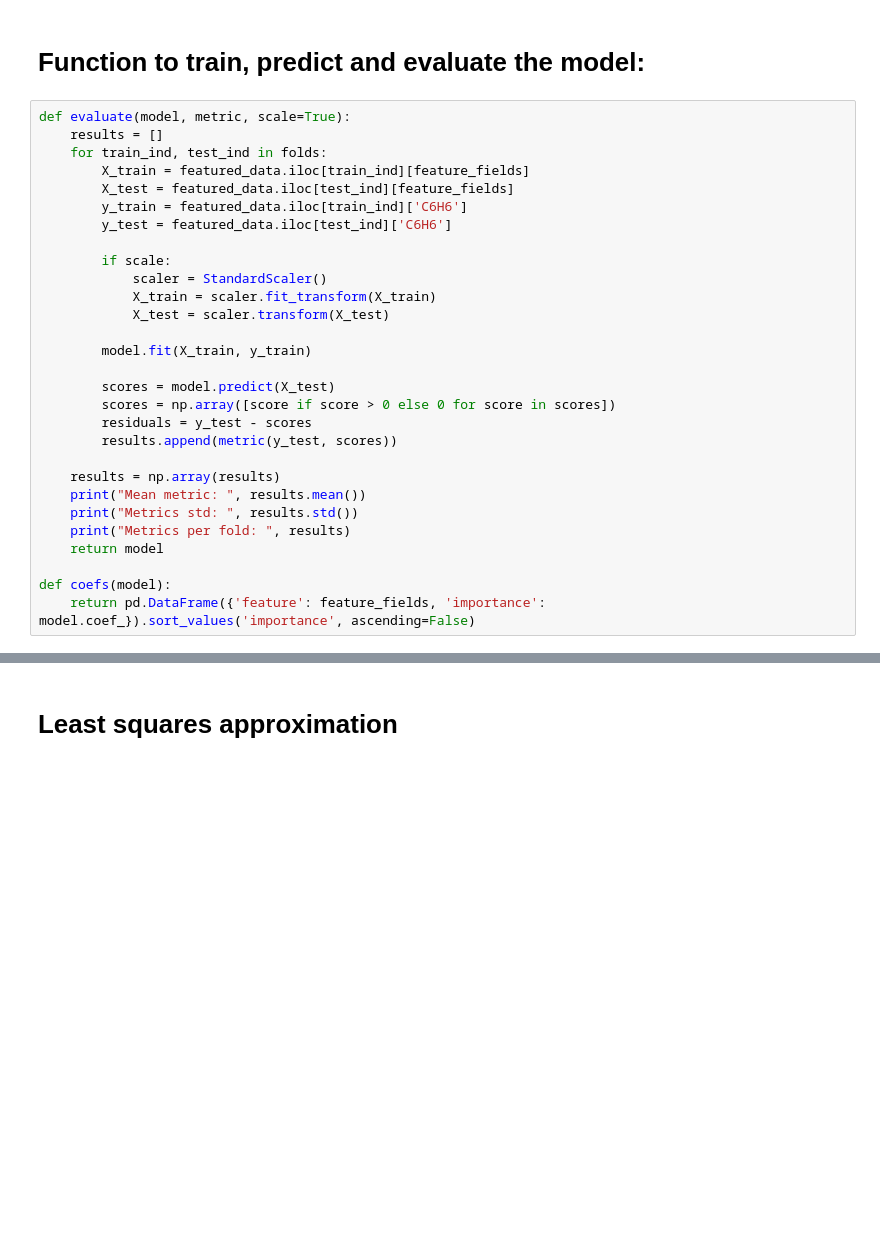
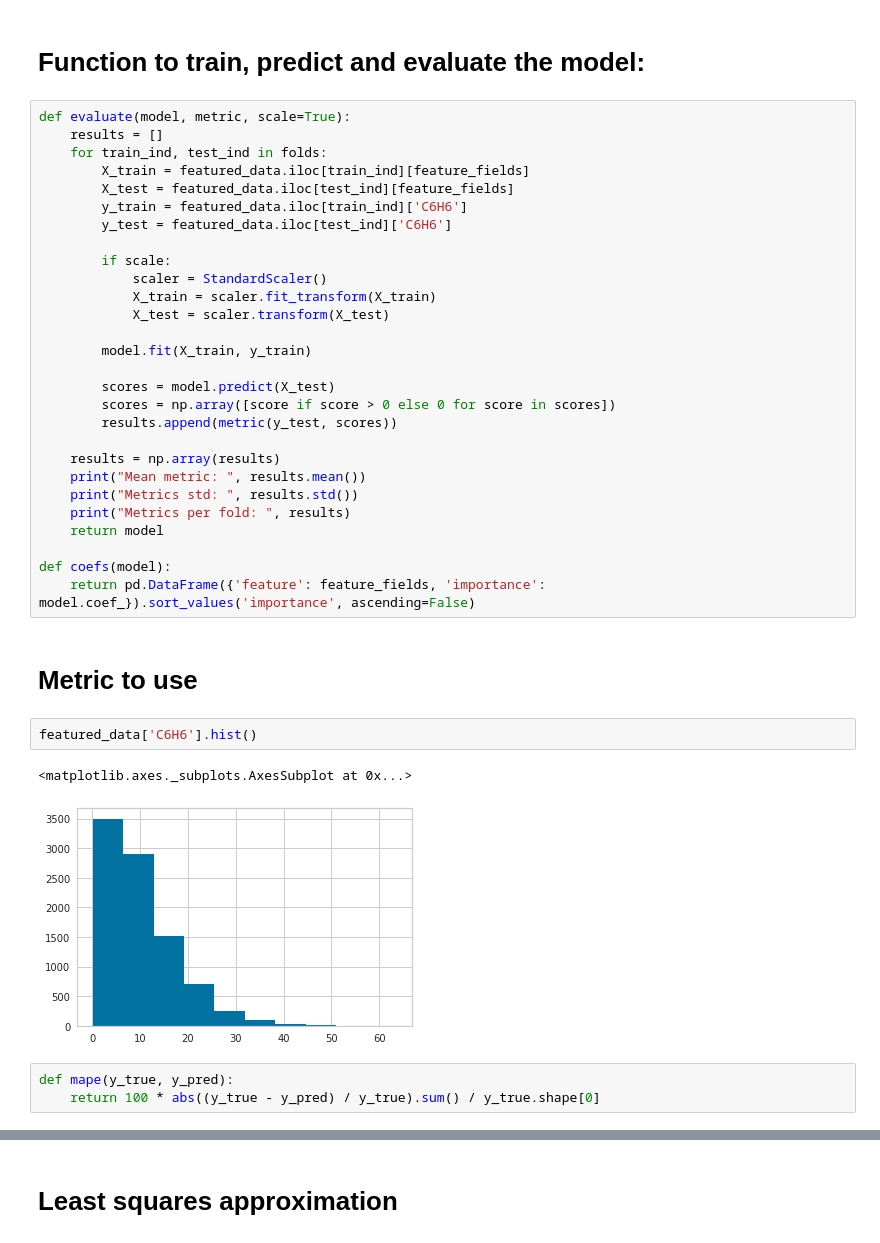
Before and after one commit to Goopard/DS-Homeworks, a Jupyter notebook: HW2.ipynb, the cells around one changed output, grey strips where cells are left out. Cells and saved outputs as stored; diff of their text form; blank space fills up the shorter version.

```diff
--- a/HW2.ipynb
+++ b/HW2.ipynb
@@ -292,7 +293,6 @@ def evaluate(model, metric, scale=True):
 
         scores = model.predict(X_test)
         scores = np.array([score if score > 0 else 0 for score in scores])
-        residuals = y_test - scores
         results.append(metric(y_test, scores))
 
     results = np.array(results)
@@ -303,3 +303,13 @@ def evaluate(model, metric, scale=True):
 
 def coefs(model):
     return pd.DataFrame({'feature': feature_fields, 'importance': model.coef_}).sort_values('importance', ascending=False)
+# %% [markdown]
+# Metric to use
+# %%
+featured_data['C6H6'].hist()
+# %% [output]
+<matplotlib.axes._subplots.AxesSubplot at 0x...>
+[figure, added]
+# %%
+def mape(y_true, y_pred):
+    return 100 * abs((y_true - y_pred) / y_true).sum() / y_true.shape[0]
```
Also changed, not shown: parts of 18 cells of this notebook.
